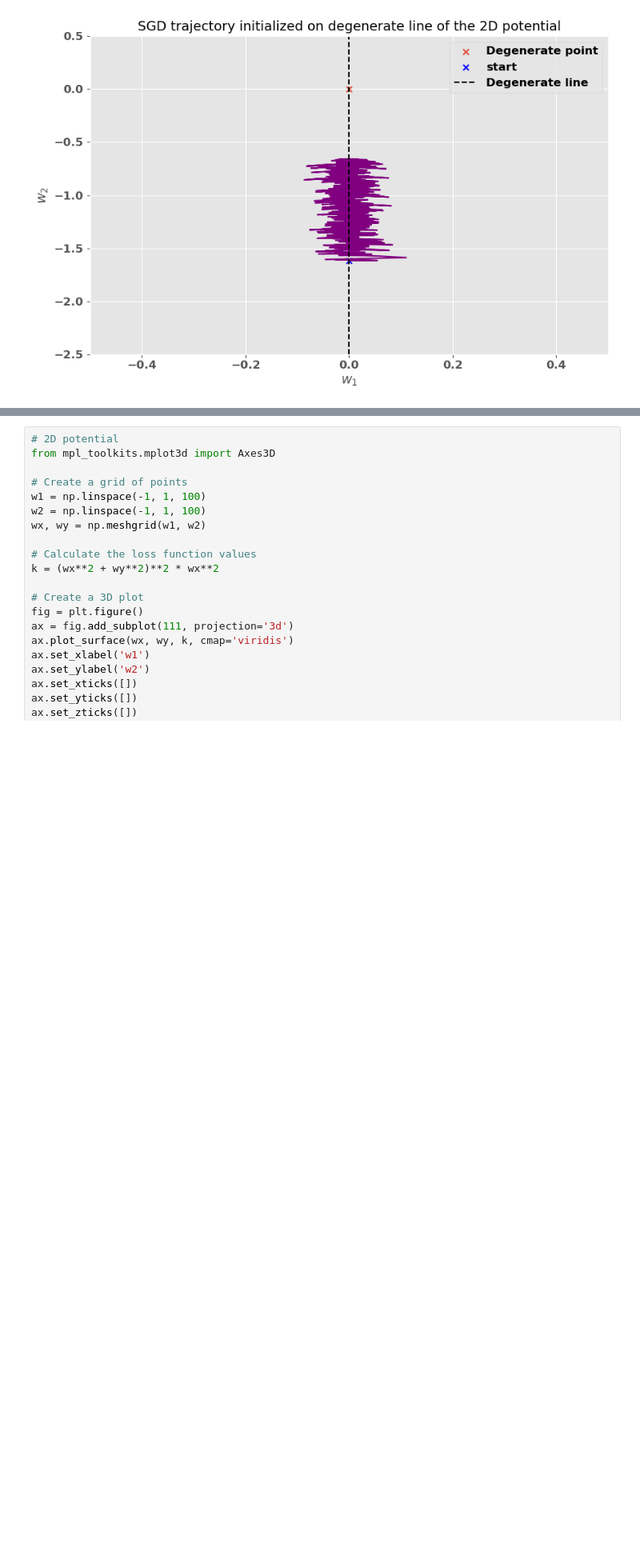
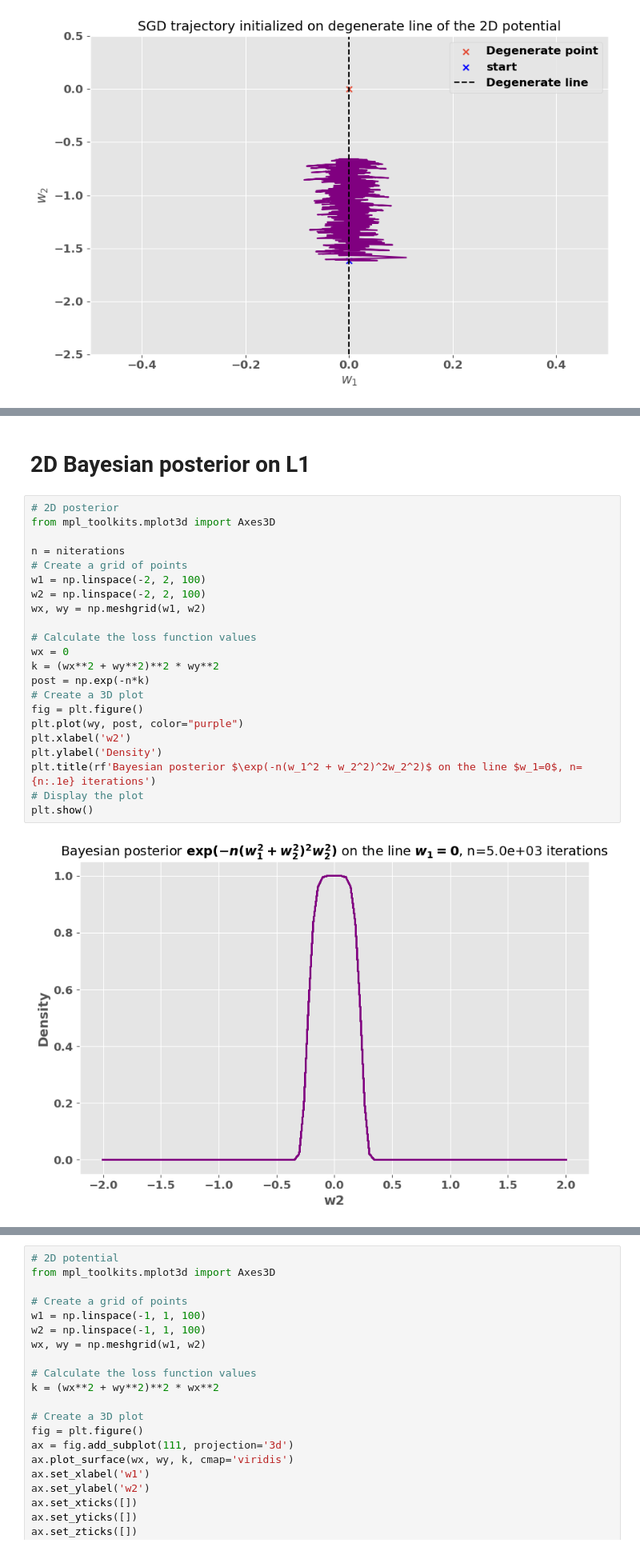
Before and after one commit to gcorlouer/SLTforSGD, a Jupyter notebook: notebooks/sgd_escapes.ipynb, the cells around one changed output, grey strips where cells are left out. Shown at 80% size. Cells and saved outputs as stored; diff of their text form; blank space fills up the shorter version.

```diff
--- a/notebooks/sgd_escapes.ipynb
+++ b/notebooks/sgd_escapes.ipynb
@@ -211,0 +221,26 @@ plt.show()
+# %% [markdown]
+# 2D Bayesian posterior on L1
+# %%
+# 2D posterior
+from mpl_toolkits.mplot3d import Axes3D
+
+n = niterations
+# Create a grid of points
+w1 = np.linspace(-2, 2, 100)
+w2 = np.linspace(-2, 2, 100)
+wx, wy = np.meshgrid(w1, w2)
+
+# Calculate the loss function values
+wx = 0
+k = (wx**2 + wy**2)**2 * wy**2
+post = np.exp(-n*k)
+# Create a 3D plot
+fig = plt.figure()
+plt.plot(wy, post, color="purple")
+plt.xlabel('w2')
+plt.ylabel('Density')
+plt.title(rf'Bayesian posterior $\exp(-n(w_1^2 + w_2^2)^2w_2^2)$ on the line $w_1=0$, n={n:.1e} iterations')
+# Display the plot
+plt.show()
+# %% [output]
+[figure, added]
```
Also changed, not shown: parts of 10 cells of this notebook, 2 other files.
